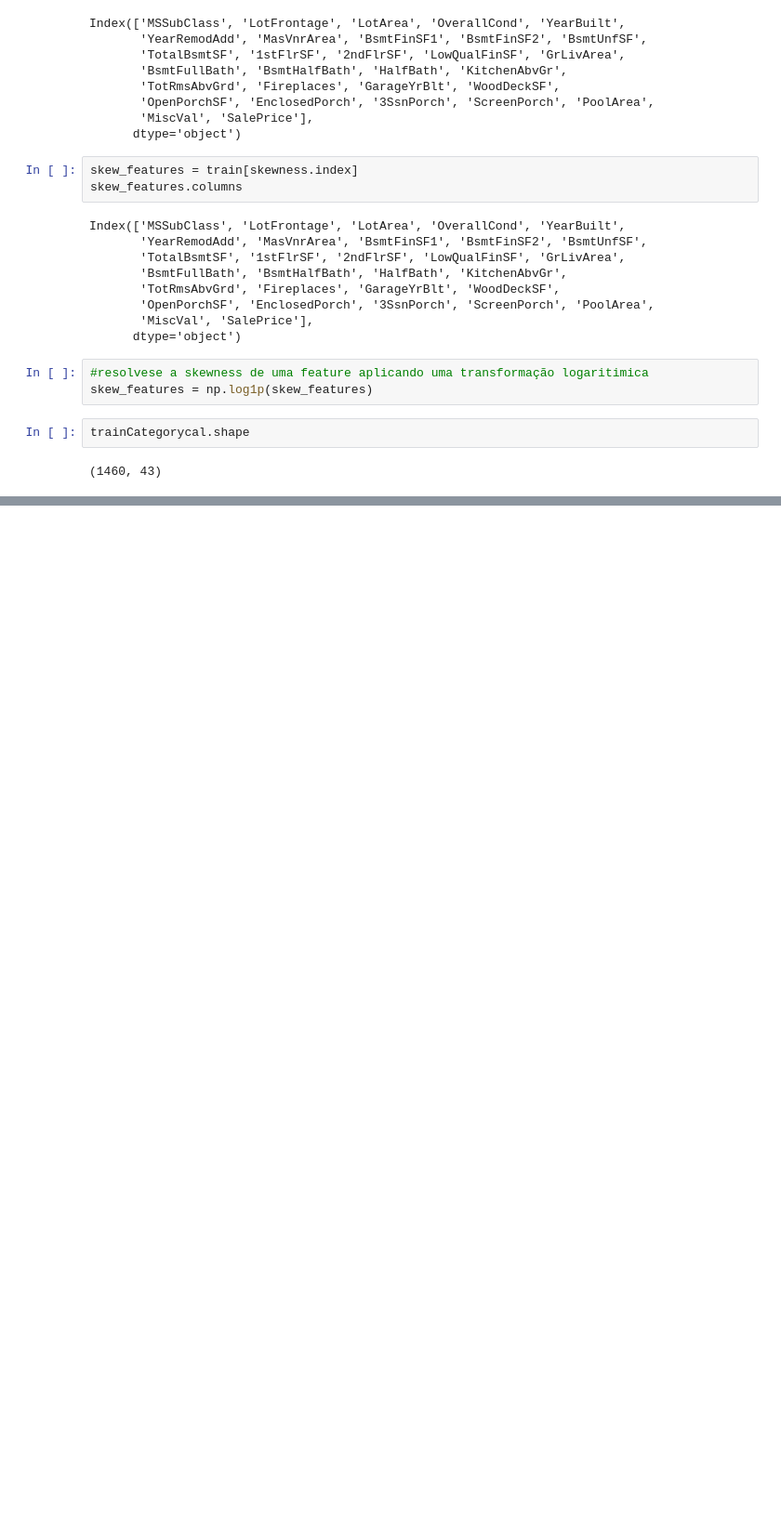
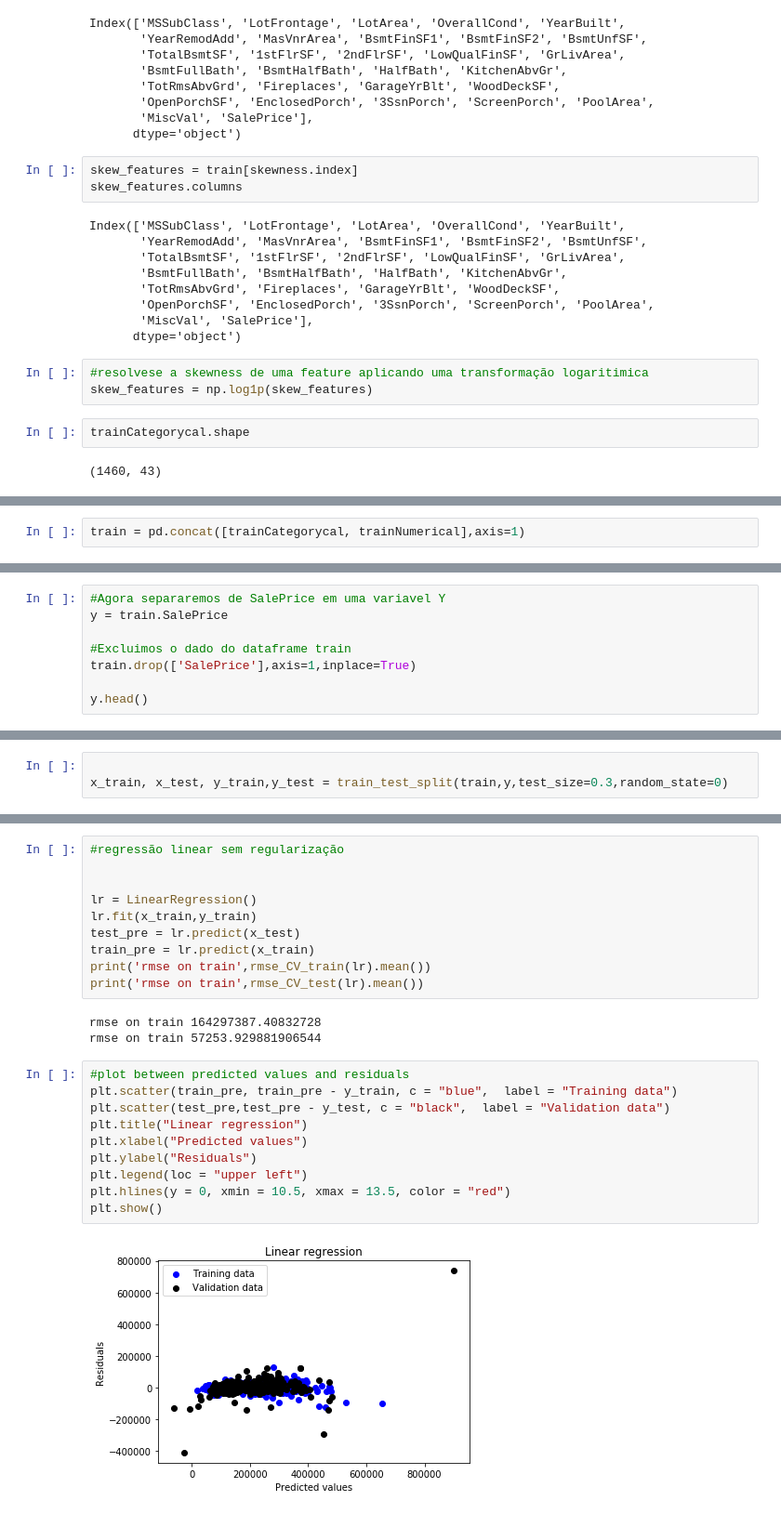
Before and after one commit to nilberthsouza/HousePricingPredict, a Jupyter notebook: Predict House Price and EDA.ipynb, the cells around one changed output, grey strips where cells are left out. Shown: that part at 93% size. Drawn from its saved outputs; the diff is of its cells as text; blank space fills up the shorter version.

```diff
--- a/Predict House Price and EDA.ipynb
+++ b/Predict House Price and EDA.ipynb
@@ -208,0 +251,2 @@ print(trainCategorycal.isnull().values.sum())
+# %%
+train = pd.concat([trainCategorycal, trainNumerical],axis=1)
@@ -208,0 +274,8 @@ print(trainCategorycal.isnull().values.sum())
+# %%
+#Agora separaremos de SalePrice em uma variavel Y
+y = train.SalePrice
+
+#Excluimos o dado do dataframe train
+train.drop(['SalePrice'],axis=1,inplace=True)
+
+y.head()
@@ -208,0 +289,3 @@ print(trainCategorycal.isnull().values.sum())
+# %%
+
+x_train, x_test, y_train,y_test = train_test_split(train,y,test_size=0.3,random_state=0)
@@ -208,0 +308,25 @@ print(trainCategorycal.isnull().values.sum())
+# %%
+#regressão linear sem regularização
+
+
+lr = LinearRegression()
+lr.fit(x_train,y_train)
+test_pre = lr.predict(x_test)
+train_pre = lr.predict(x_train)
+print('rmse on train',rmse_CV_train(lr).mean())
+print('rmse on train',rmse_CV_test(lr).mean())
+# %% [output]
+rmse on train 164297387.40832728
+rmse on train 57253.929881906544
+# %%
+#plot between predicted values and residuals
+plt.scatter(train_pre, train_pre - y_train, c = "blue",  label = "Training data")
+plt.scatter(test_pre,test_pre - y_test, c = "black",  label = "Validation data")
+plt.title("Linear regression")
+plt.xlabel("Predicted values")
+plt.ylabel("Residuals")
+plt.legend(loc = "upper left")
+plt.hlines(y = 0, xmin = 10.5, xmax = 13.5, color = "red")
+plt.show()
+# %% [output]
+[figure, added]
```
Also changed, not shown: parts of 29 cells of this notebook.
